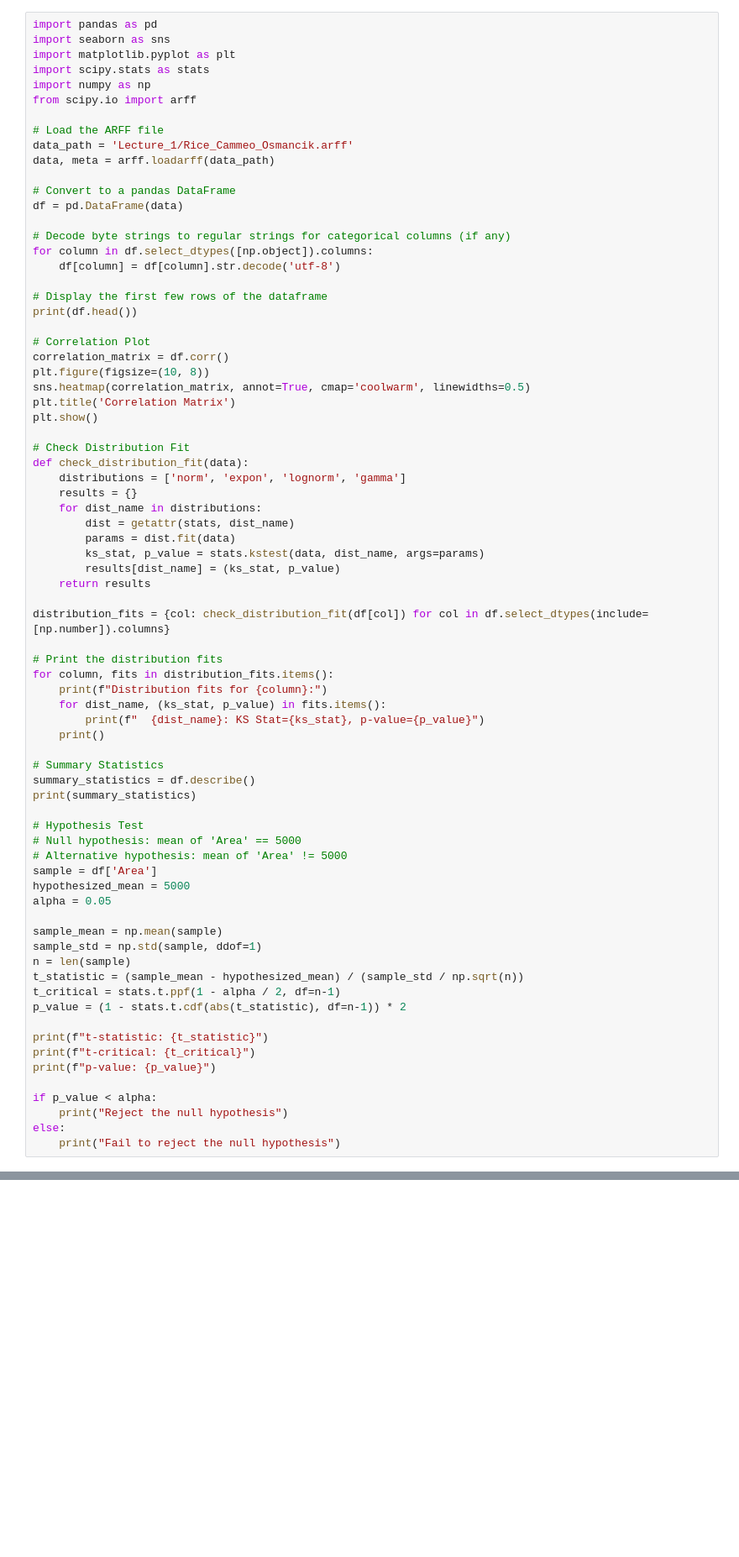
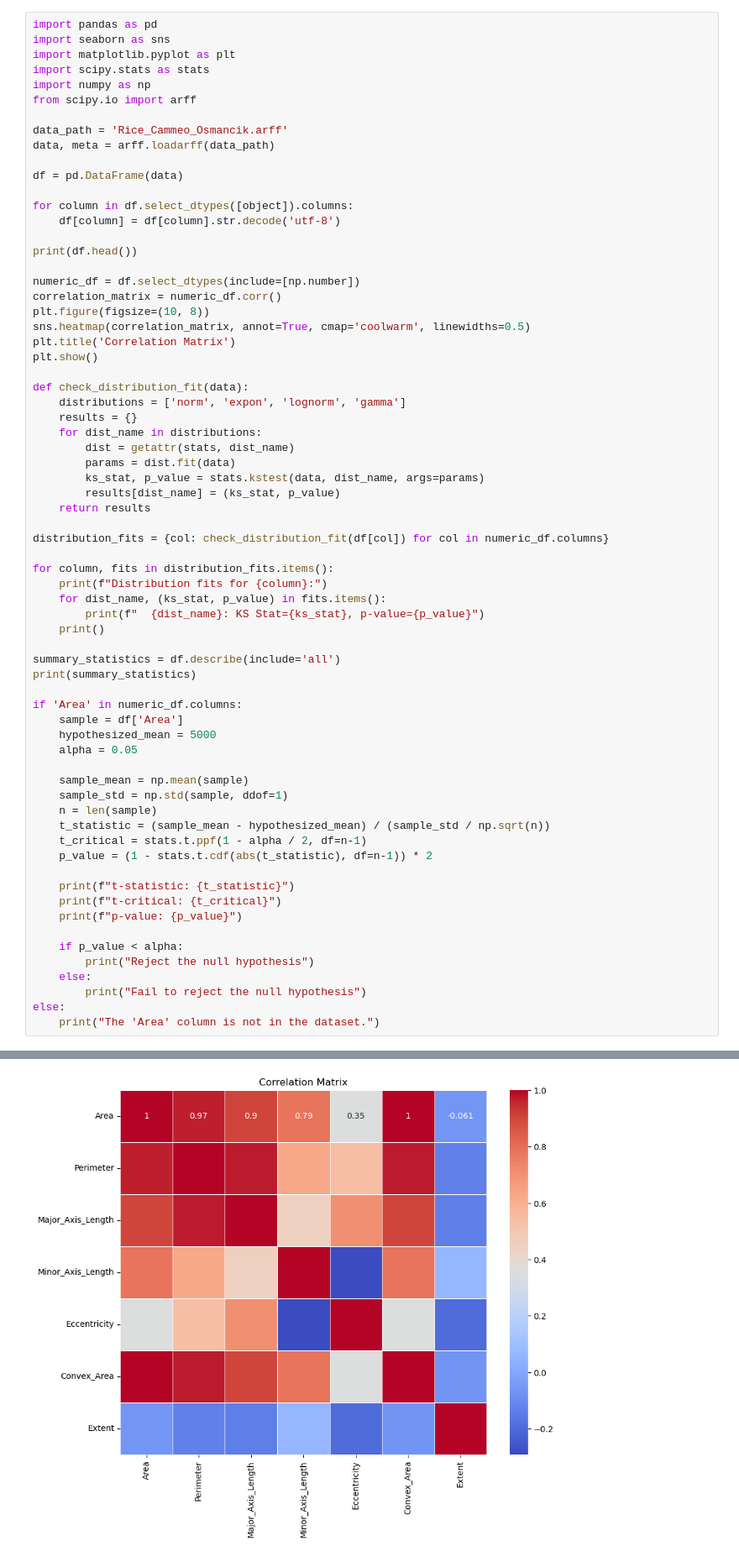
Before and after one commit to IxiaT/DATA_ANALYTICS, a Jupyter notebook: Lecture_1/Data Analytics Week 1- Week 2.ipynb, the cells around one changed output, grey strips where cells are left out. Shown at 84% size. Cells and saved outputs as stored; diff of their text form; blank space fills up the shorter version.

```diff
--- a/Lecture_1/Data Analytics Week 1- Week 2.ipynb
+++ b/Lecture_1/Data Analytics Week 1- Week 2.ipynb
@@ -702,28 +699,23 @@ import scipy.stats as stats
 import numpy as np
 from scipy.io import arff
 
-# Load the ARFF file
-data_path = 'Lecture_1/Rice_Cammeo_Osmancik.arff'
+data_path = 'Rice_Cammeo_Osmancik.arff'
 data, meta = arff.loadarff(data_path)
 
-# Convert to a pandas DataFrame
 df = pd.DataFrame(data)
 
-# Decode byte strings to regular strings for categorical columns (if any)
-for column in df.select_dtypes([np.object]).columns:
+for column in df.select_dtypes([object]).columns:
     df[column] = df[column].str.decode('utf-8')
 
-# Display the first few rows of the dataframe
 print(df.head())
 
-# Correlation Plot
-correlation_matrix = df.corr()
+numeric_df = df.select_dtypes(include=[np.number])
+correlation_matrix = numeric_df.corr()
 plt.figure(figsize=(10, 8))
 sns.heatmap(correlation_matrix, annot=True, cmap='coolwarm', linewidths=0.5)
 plt.title('Correlation Matrix')
 plt.show()
 
-# Check Distribution Fit
 def check_distribution_fit(data):
     distributions = ['norm', 'expon', 'lognorm', 'gamma']
     results = {}
@@ -734,39 +726,37 @@ def check_distribution_fit(data):
         results[dist_name] = (ks_stat, p_value)
     return results
 
-distribution_fits = {col: check_distribution_fit(df[col]) for col in df.select_dtypes(include=[np.number]).columns}
+distribution_fits = {col: check_distribution_fit(df[col]) for col in numeric_df.columns}
 
-# Print the distribution fits
 for column, fits in distribution_fits.items():
     print(f"Distribution fits for {column}:")
     for dist_name, (ks_stat, p_value) in fits.items():
         print(f"  {dist_name}: KS Stat={ks_stat}, p-value={p_value}")
     print()
 
-# Summary Statistics
-summary_statistics = df.describe()
+summary_statistics = df.describe(include='all')
 print(summary_statistics)
 
-# Hypothesis Test
-# Null hypothesis: mean of 'Area' == 5000
-# Alternative hypothesis: mean of 'Area' != 5000
-sample = df['Area']
-hypothesized_mean = 5000
-alpha = 0.05
+if 'Area' in numeric_df.columns:
+    sample = df['Area']
+    hypothesized_mean = 5000
+    alpha = 0.05
 
-sample_mean = np.mean(sample)
-sample_std = np.std(sample, ddof=1)
-n = len(sample)
-t_statistic = (sample_mean - hypothesized_mean) / (sample_std / np.sqrt(n))
-t_critical = stats.t.ppf(1 - alpha / 2, df=n-1)
-p_value = (1 - stats.t.cdf(abs(t_statistic), df=n-1)) * 2
+    sample_mean = np.mean(sample)
+    sample_std = np.std(sample, ddof=1)
+    n = len(sample)
+    t_statistic = (sample_mean - hypothesized_mean) / (sample_std / np.sqrt(n))
+    t_critical = stats.t.ppf(1 - alpha / 2, df=n-1)
+    p_value = (1 - stats.t.cdf(abs(t_statistic), df=n-1)) * 2
 
-print(f"t-statistic: {t_statistic}")
-print(f"t-critical: {t_critical}")
-print(f"p-value: {p_value}")
+    print(f"t-statistic: {t_statistic}")
+    print(f"t-critical: {t_critical}")
+    print(f"p-value: {p_value}")
 
-if p_value < alpha:
-    print("Reject the null hypothesis")
+    if p_value < alpha:
+        print("Reject the null hypothesis")
+    else:
+        print("Fail to reject the null hypothesis")
 else:
-    print("Fail to reject the null hypothesis")
+    print("The 'Area' column is not in the dataset.")
 # %% [output]
@@ -773,0 +776 @@ FileNotFoundError: [Errno 2] No such file or directory: '/Rice_Cammeo_Osmancik.a
+[figure, added]
```
Also changed, not shown: parts of 2 cells of this notebook, 1 other file.
